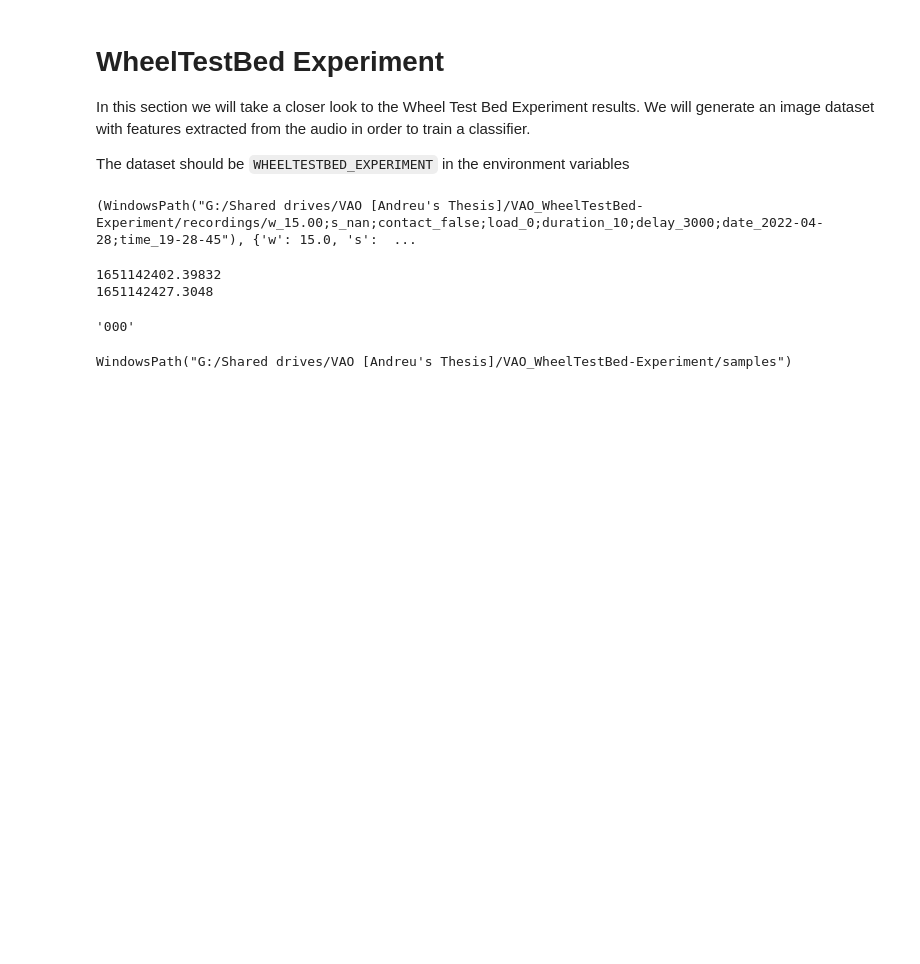
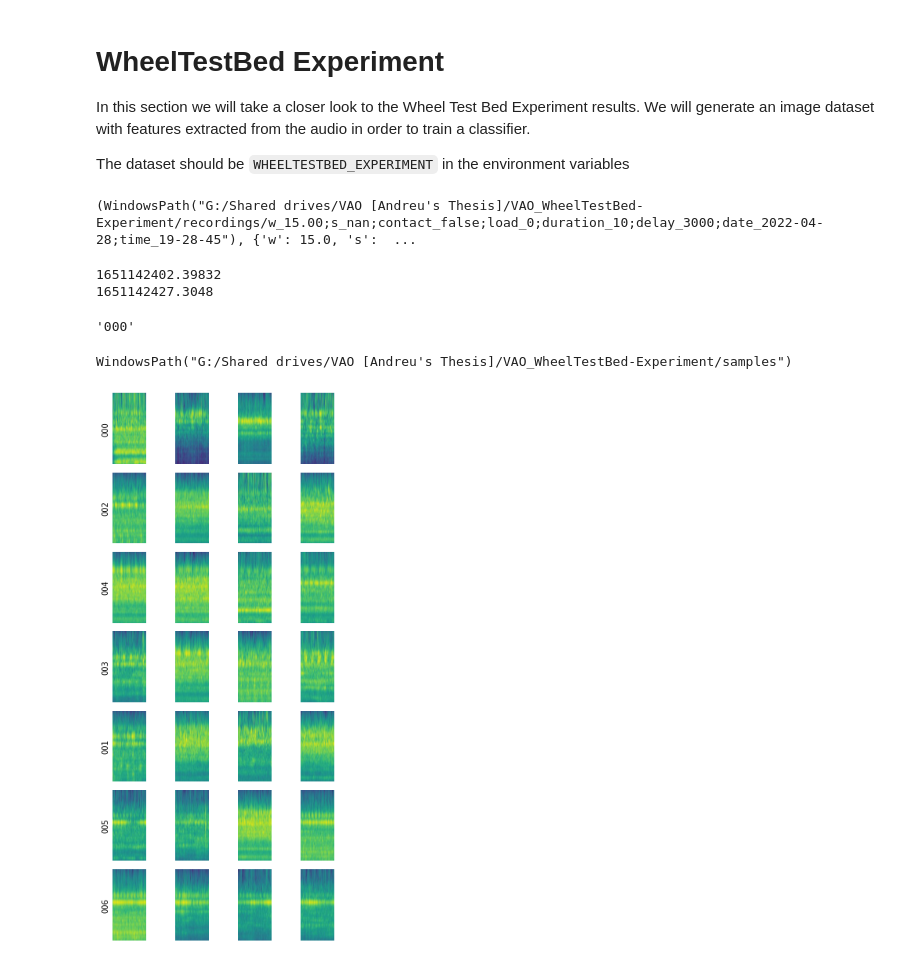
Before and after one commit to AcousticOdometry/AO, a Jupyter notebook: notebooks/extract_features.ipynb, the cells around one changed output. Cells and saved outputs as stored; diff of their text form; code cells hidden in the pictures; blank space fills up the shorter version.

Commit message:
dataset sample image

```diff
--- a/notebooks/extract_features.ipynb
+++ b/notebooks/extract_features.ipynb
@@ -402,6 +402,28 @@ time.sleep(1)
 generate_image_dataset(recordings.keys(), output_folder)
 # %% [output]
 WindowsPath("G:/Shared drives/VAO [Andreu's Thesis]/VAO_WheelTestBed-Experiment/samples")
+# %%
+import random
+import matplotlib.image as mpimg
+
+dataset_folder = DATA_FOLDER.parent / 'test_samples'
+label_folders = list(dataset_folder.iterdir())
+cols = 4
+fig, axs = plt.subplots(len(label_folders), cols, figsize=(5, 10))
+for i, label_folder in enumerate(label_folders):
+    images = list(label_folder.iterdir())
+    for k, image in enumerate(random.sample(images, cols)):
+        axs[i, k].imshow(mpimg.imread(image))
+        # make xaxis invisibel
+        axs[i, k].xaxis.set_visible(False)
+        # make spines (the box) invisible
+        plt.setp(axs[i, k].spines.values(), visible=False)
+        # remove ticks and labels for the left axis
+        axs[i, k].tick_params(left=False, labelleft=False)
+    axs[i, 0].set_ylabel(label_folder.name)
+fig.tight_layout()
+# %% [output]
+[figure, added]
 # %%
 DATASET_FOLDER = DATA_FOLDER.parent / 'dataset'
 DATASET_FOLDER.mkdir(exist_ok=True, parents=True)
```
